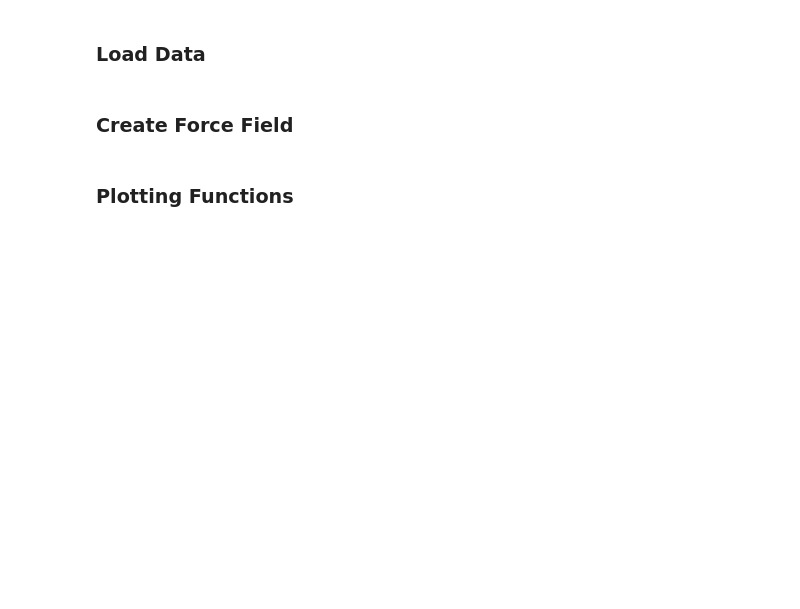
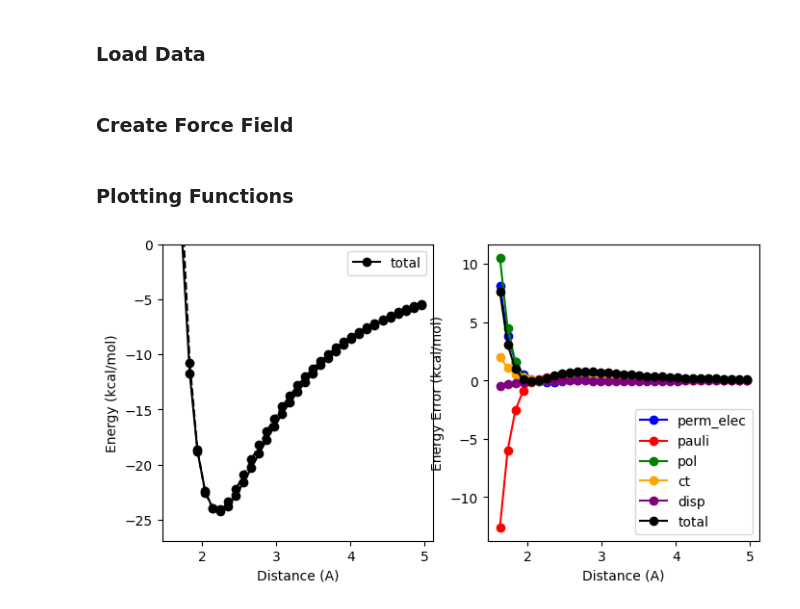
Before and after one commit to Ericwang6/pyCMM, a Jupyter notebook: notebooks/ion_water_analysis.ipynb, the cells around one changed output. Saved outputs shown, nothing was run; the diff lists cells and outputs as text; code cells hidden in the pictures; blank space fills up the shorter version.

Commit message:
Can run without bonds (for ion pairs) and some modifications to plotting functions.

```diff
--- a/notebooks/ion_water_analysis.ipynb
+++ b/notebooks/ion_water_analysis.ipynb
@@ -60,3 +60,6 @@ mg_water_test_csv = os.path.join(data_path, "train_test_splits/mg_water_wb97xv_q
 
 ca_water_test_pdb = os.path.join(data_path, "train_test_splits/ca_water_wb97xv_qzvppd_test.pdb")
 ca_water_test_csv = os.path.join(data_path, "train_test_splits/ca_water_wb97xv_qzvppd_test.csv")
+# %%
+na_water_scan_pdb = os.path.join(data_path, "ion_water_scans/h2o_na_scan.pdb")
+na_water_scan_csv = os.path.join(data_path, "ion_water_scans/h2o_na_scan.csv")
@@ -64,0 +71,2 @@ i_water_test_data = EdaData2.from_csv_file(i_water_test_pdb, i_water_test_csv, n
+# %%
+na_water_scan_data = EdaData2.from_csv_file(na_water_scan_pdb, na_water_scan_csv)
@@ -65,7 +75,7 @@ i_water_test_data = EdaData2.from_csv_file(i_water_test_pdb, i_water_test_csv, n
 # %% [markdown]
 ### Create Force Field
 # %%
-ff = CMMForceField(os.path.join(os.path.abspath(''), "../tests/data/ion_water_params_8_14.json"))
+ff = CMMForceField(os.path.join(os.path.abspath(''), "../tests/data/ion_water_params_8_15.json"))
 
 optimizer = Optimizer(
     ff
@@ -93,3 +103,29 @@ def report_eda_cluster(trainer, data, **kwargs):
             plot_correlation(ref[key], res[key], xlabel='QM (kcal/mol)', ylabel='CMM (kcal/mol)', ax=ax)
         ax.set_title(key.upper())
     return fig
+
+def report_eda_scan(trainer, data, **kwargs):
+    with torch.no_grad():
+        res, ref = trainer.evaluate(data)
+
+    fig, axes = plt.subplots(1, 2, figsize=(8, 4))
+    axes = axes.flatten()
+    if 'distances' in data.eda_df:
+        xdata = data.eda_df['distances'].to_numpy()
+        xlabel = "Distance (A)"
+    else:
+        xdata=np.linspace(1, len(ref['int']), len(ref['int']), dtype=np.int64)
+        xlabel = "k_index"
+    keys = ['perm_elec', 'pauli', 'disp', 'pol', 'ct', 'total']
+
+    plot_eda_scan(xdata, {'total': ref['int']}, {'total': res['total']}, ax=axes[0], keys=['total'], xmax=5, ymax=0, xlabel=xlabel)
+
+    ref['total'] = ref['int']
+    with torch.no_grad():
+        error = {key: res[key] - ref[key] for key in keys}
+    plot_eda_scan(xdata, error, ylabel='Energy Error (kcal/mol)', ax=axes[1], xmax=5, xlabel=xlabel)
+    return fig
+# %%
+na_water_scan_fig = report_eda_scan(trainer, na_water_scan_data)
+# %% [output]
+[figure, added]
```
Also changed, not shown: parts of 5 cells of this notebook, 2 other files.
